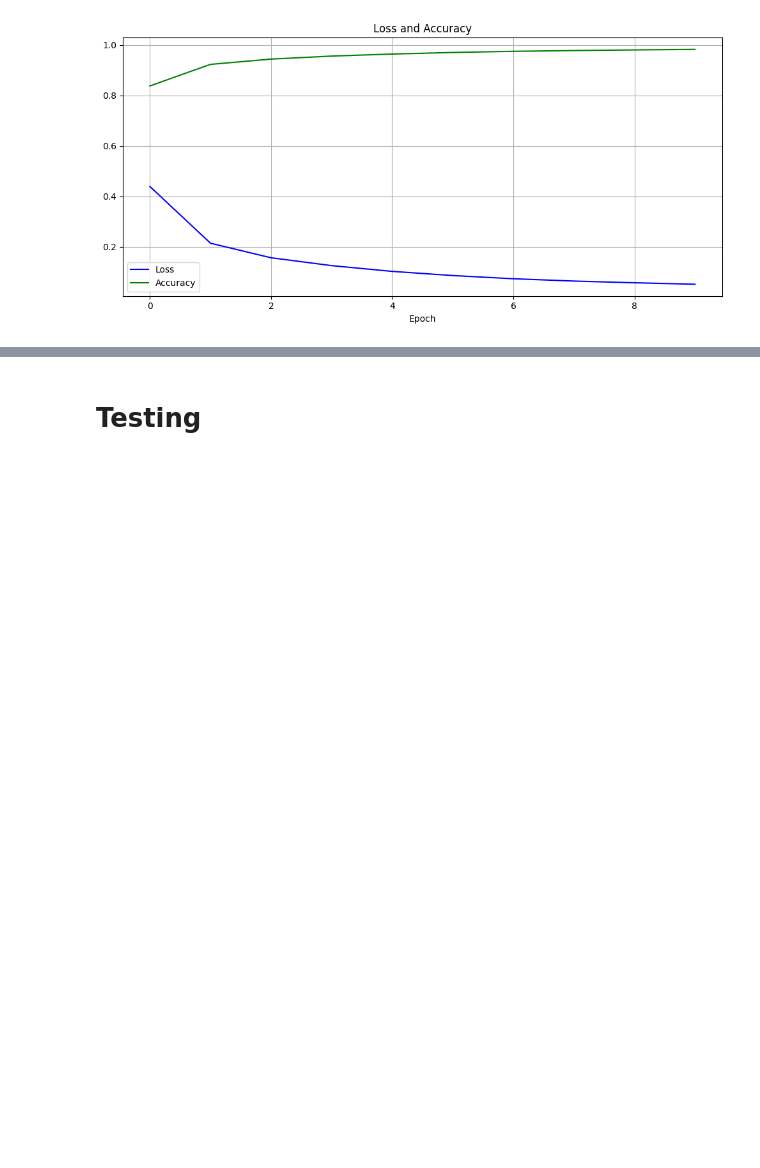
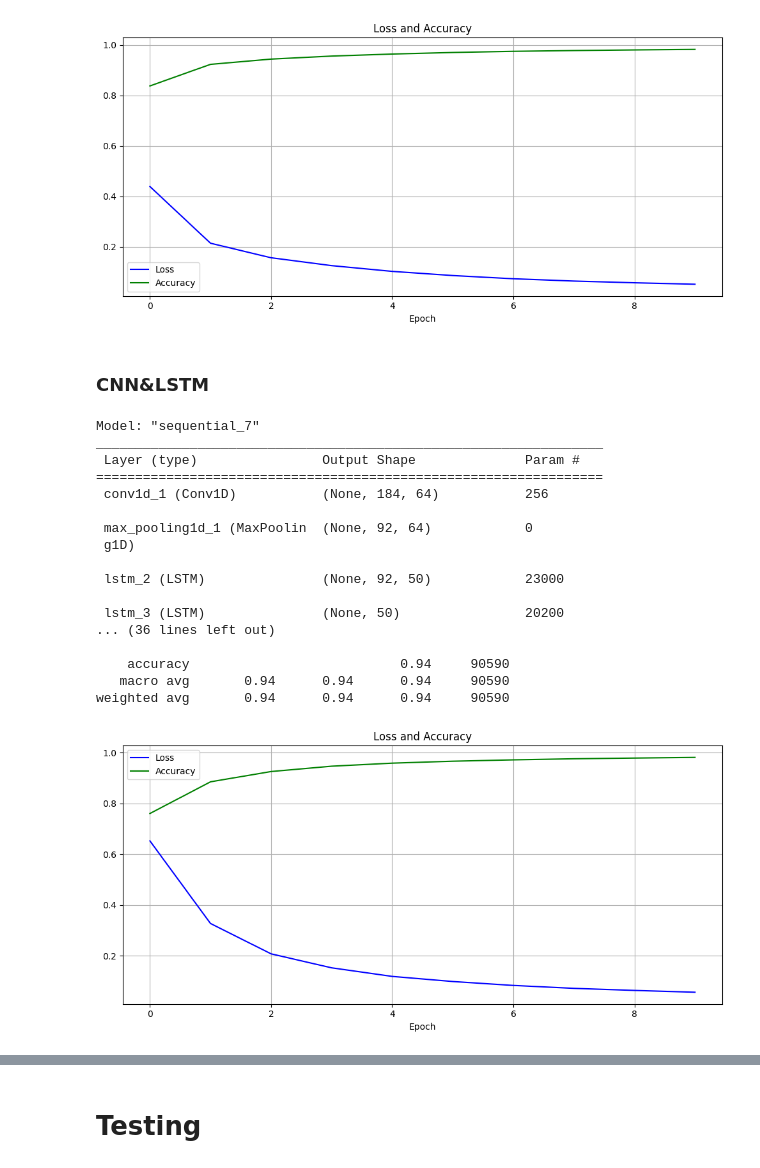
Before and after one commit to kSuroweczka/Arrhythmia, a Jupyter notebook: ArrhythmiaDetection.ipynb, the cells around one changed output, grey strips where cells are left out. Cells and saved outputs as stored; diff of their text form; code cells hidden in the pictures; blank space fills up the shorter version.

```diff
--- a/ArrhythmiaDetection.ipynb
+++ b/ArrhythmiaDetection.ipynb
@@ -491,3 +558,61 @@ Epoch 3/10
    macro avg       0.92      0.91      0.91     90590
 weighted avg       0.92      0.91      0.91     90590
 [figure]
+# %% [markdown]
+### CNN&LSTM
+# %%
+from keras.models import Sequential
+from keras.layers import Dense, LSTM, Conv1D, MaxPooling1D, Flatten
+
+model = Sequential()
+
+model.add(Conv1D(filters=64, kernel_size=3, activation='relu', input_shape=[186, 1]))
+model.add(MaxPooling1D(pool_size=2))
+
+model.add(LSTM(50, return_sequences=True))
+model.add(LSTM(50))
+
+model.add(Dense(5, activation='softmax'))
+
+model.compile(optimizer='adam', loss='sparse_categorical_crossentropy', metrics=['accuracy'])
+model.summary()
+
+history = model.fit(resampled_train_data.iloc[:, :-1],resampled_train_data.iloc[:,-1], epochs=10, batch_size=32)
+
+y_pred = model.predict(resampled_test_data.iloc[:, :-1])
+y_pred = np.argmax(y_pred, axis=1)
+
+###---------------------------------------------------------
+print(classification_report(resampled_test_data.iloc[:, -1], y_pred))
+
+loss = history.history['loss']
+accuracy = history.history['accuracy']
+
+plt.figure(figsize=(10, 5))
+plt.plot(loss, label='Loss', color='blue')
+plt.plot(accuracy, label='Accuracy', color='green')
+plt.legend()
+plt.grid(True)
+plt.xlabel('Epoch')
+plt.title('Loss and Accuracy')
+plt.tight_layout()
+plt.show()
+# %% [output]
+Model: "sequential_7"
+_________________________________________________________________
+ Layer (type)                Output Shape              Param #
+=================================================================
+ conv1d_1 (Conv1D)           (None, 184, 64)           256
+
+ max_pooling1d_1 (MaxPoolin  (None, 92, 64)            0
+ g1D)
+
+ lstm_2 (LSTM)               (None, 92, 50)            23000
+
+ lstm_3 (LSTM)               (None, 50)                20200
+... (36 lines left out)
+
+    accuracy                           0.94     90590
+   macro avg       0.94      0.94      0.94     90590
+weighted avg       0.94      0.94      0.94     90590
+[figure, added]
```
Also changed, not shown: parts of 38 cells of this notebook, 4 other files.
